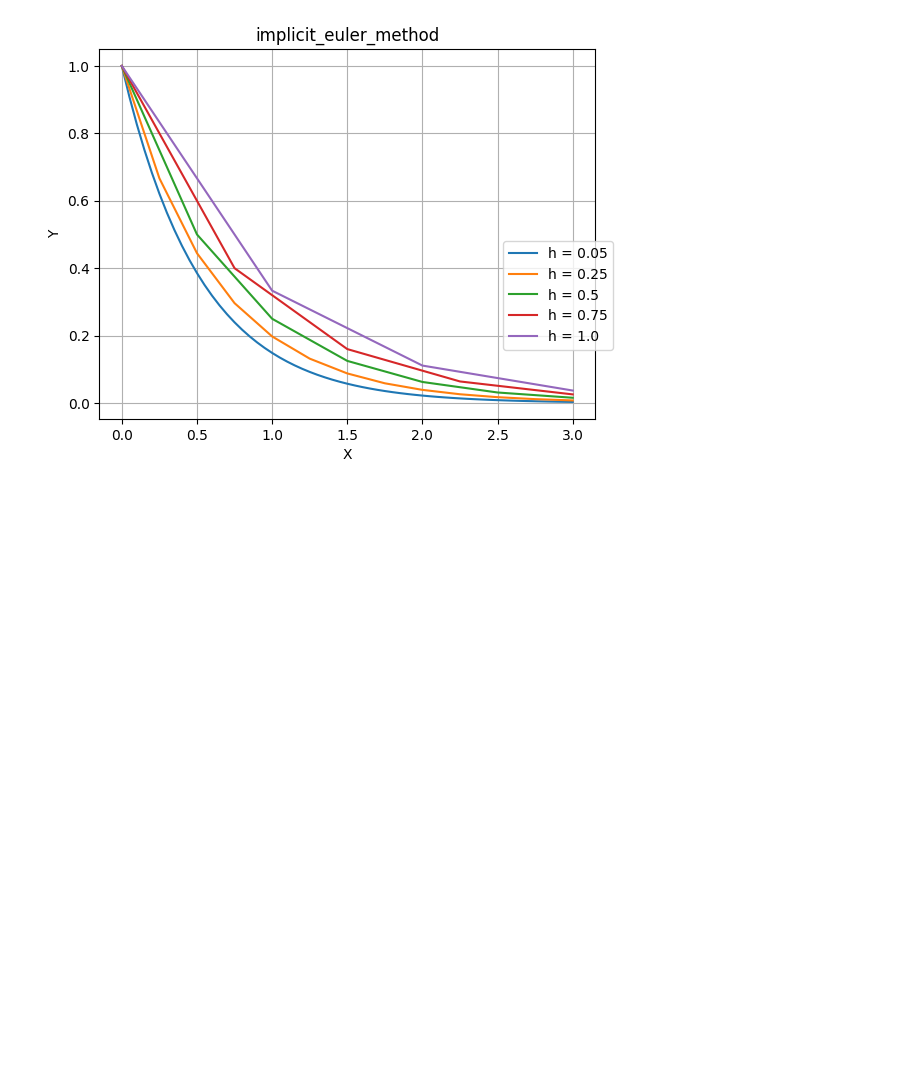
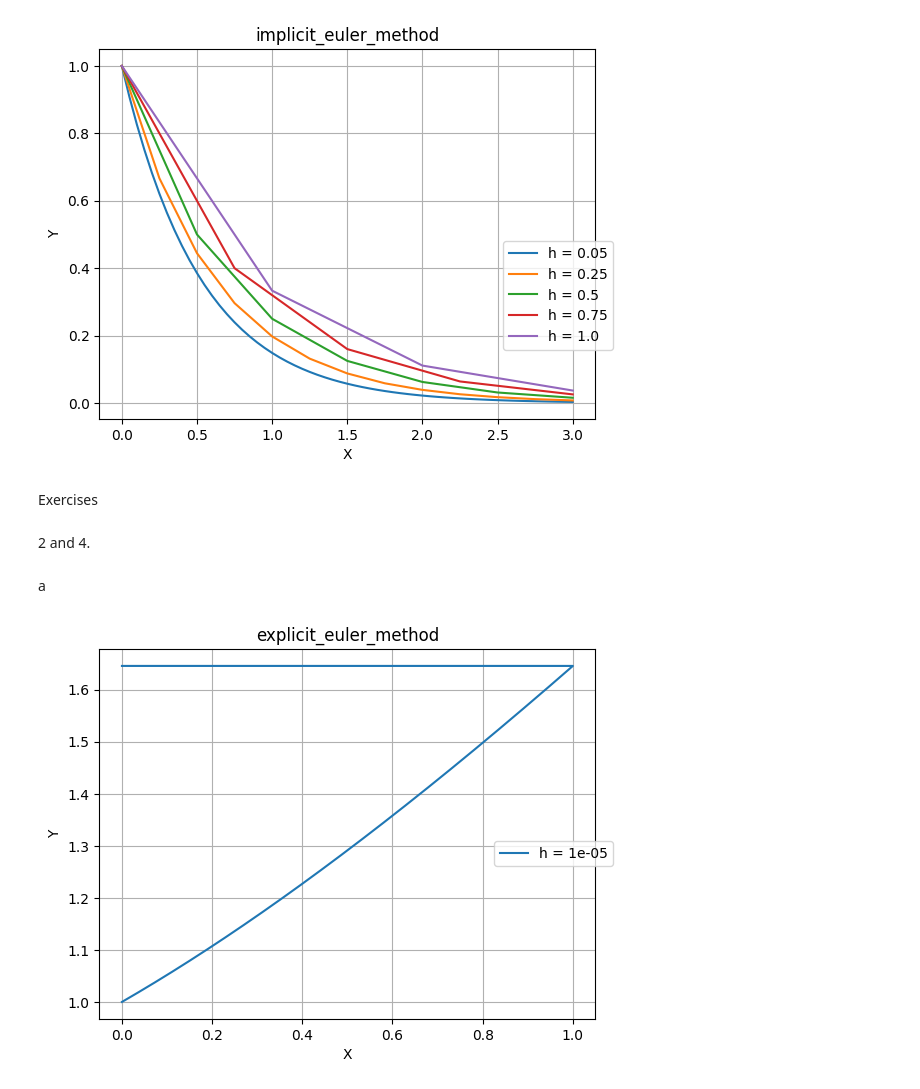
Before and after one commit to weldersalvador/Numerical-analysis-Python, a Jupyter notebook: Differential_Equations/euler/euler_method.ipynb, the cells around one changed output. Drawn from its saved outputs; the diff is of its cells as text; code cells hidden in the pictures; blank space fills up the shorter version.

Commit message:
Some exercises

```diff
--- a/Differential_Equations/euler/euler_method.ipynb
+++ b/Differential_Equations/euler/euler_method.ipynb
@@ -59,0 +67,16 @@ plot_aprox(1,0,3,func,h = h, method = implicit_euler_method)
+# %% [markdown]
+Exercises
+# %% [markdown]
+2 and 4.
+# %% [markdown]
+a
+# %%
+def func(t,y):
+    return np.exp(t - y)
+
+def real_func(t):
+    return np.log(np.exp(t) + np.exp(1) - 1)
+# %%
+plot_aprox(1,0,1,func,h = [0.00001],method = explicit_euler_method)
+# %% [output]
+[figure, added]
```
Also changed, not shown: parts of 11 cells of this notebook.
